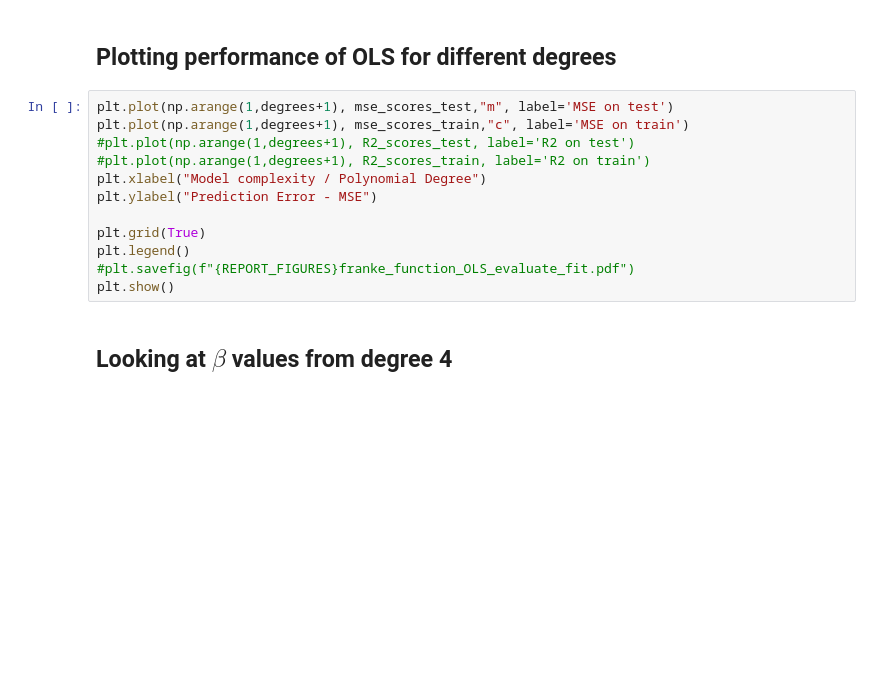
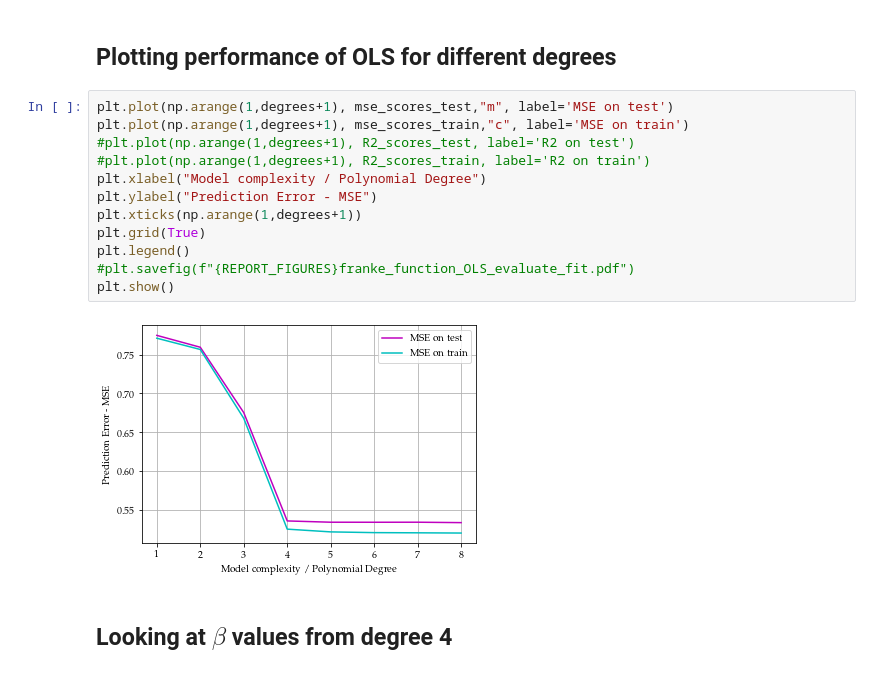
Before and after one commit to AndreasBordvik/FYS-STK4155-Prj1_report, a Jupyter notebook: code/Exercise6.ipynb, the cells around one changed output. Drawn from its saved outputs; the diff is of its cells as text; blank space fills up the shorter version.

```diff
--- a/code/Exercise6.ipynb
+++ b/code/Exercise6.ipynb
@@ -302,15 +329,17 @@ R2_scores_test = 1 - ((z_test_OLS - z_hat_test_OLS) ** 2).sum() / ((z_test_OLS -
 # %%
 plt.plot(np.arange(1,degrees+1), mse_scores_test,"m", label='MSE on test')
 plt.plot(np.arange(1,degrees+1), mse_scores_train,"c", label='MSE on train')
 #plt.plot(np.arange(1,degrees+1), R2_scores_test, label='R2 on test')
 #plt.plot(np.arange(1,degrees+1), R2_scores_train, label='R2 on train')
 plt.xlabel("Model complexity / Polynomial Degree")
 plt.ylabel("Prediction Error - MSE")
-
+plt.xticks(np.arange(1,degrees+1))
 plt.grid(True)
 plt.legend()
 #plt.savefig(f"{REPORT_FIGURES}franke_function_OLS_evaluate_fit.pdf")
 plt.show()
+# %% [output]
+[figure, added]
 # %% [markdown]
 ## Looking at $\beta$ values from degree 4
 # %%
```
Also changed, not shown: parts of 16 cells of this notebook.
